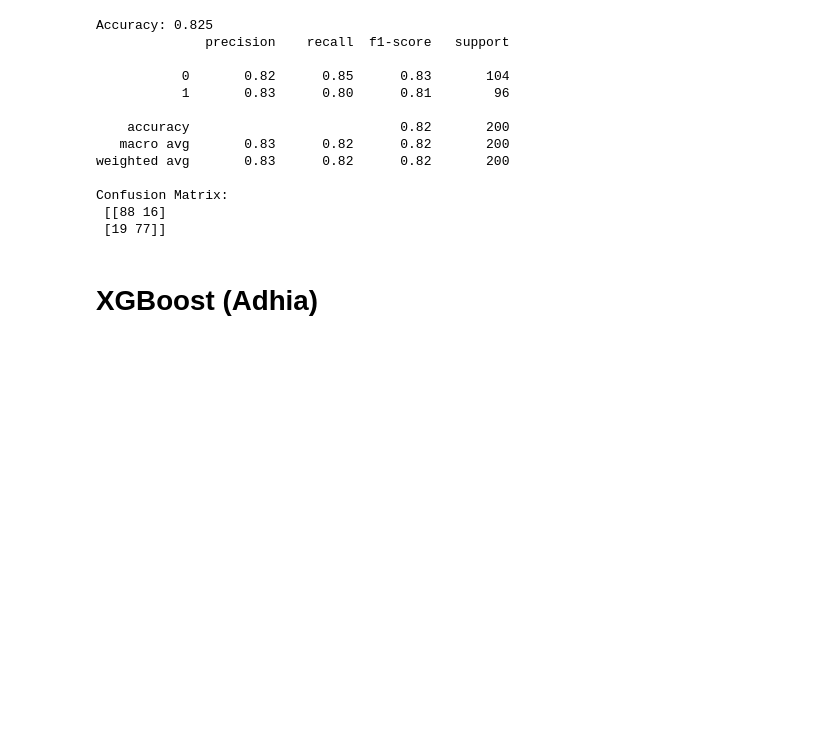
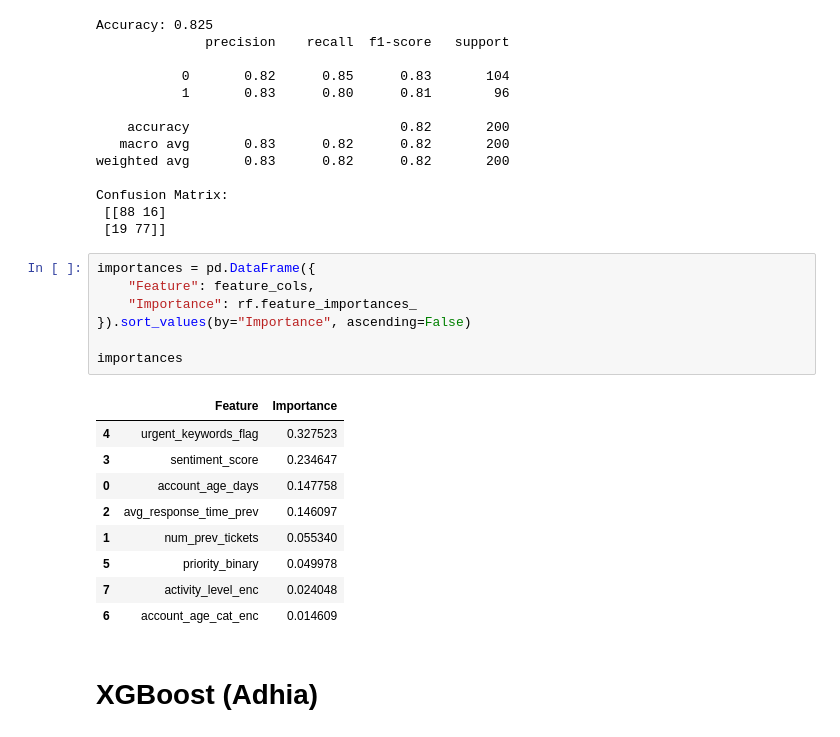
Before and after one commit to Bushraaaaaaaa/WIE3007-DMW-GroupAssignment, a Jupyter notebook: DMW_GroupProject.ipynb, the cells around one changed output. Saved outputs shown, nothing was run; the diff lists cells and outputs as text; blank space fills up the shorter version.

Commit message:
Analyse feature importance for Random Forest model

```diff
--- a/DMW_GroupProject.ipynb
+++ b/DMW_GroupProject.ipynb
@@ -550,6 +550,23 @@ weighted avg       0.83      0.82      0.82       200
 Confusion Matrix:
  [[88 16]
  [19 77]]
+# %%
+importances = pd.DataFrame({
+    "Feature": feature_cols,
+    "Importance": rf.feature_importances_
+}).sort_values(by="Importance", ascending=False)
+
+importances
+# %% [output]
+|  | Feature | Importance |
+| 4 | urgent_keywords_flag | 0.327523 |
+| 3 | sentiment_score | 0.234647 |
+| 0 | account_age_days | 0.147758 |
+| 2 | avg_response_time_prev | 0.146097 |
+| 1 | num_prev_tickets | 0.055340 |
+| 5 | priority_binary | 0.049978 |
+| 7 | activity_level_enc | 0.024048 |
+| 6 | account_age_cat_enc | 0.014609 |
 # %% [markdown]
 # XGBoost (Adhia)
 # %% [markdown]
```
